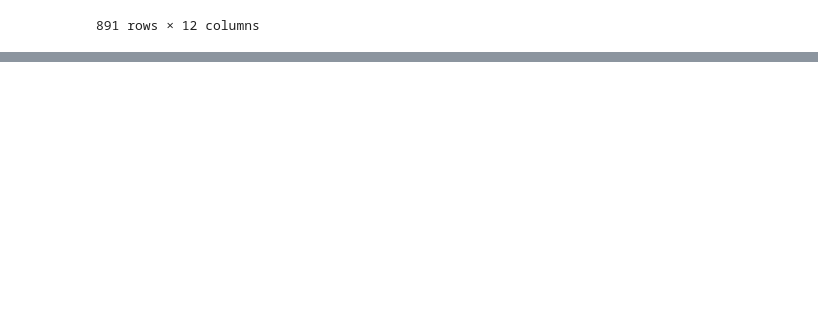
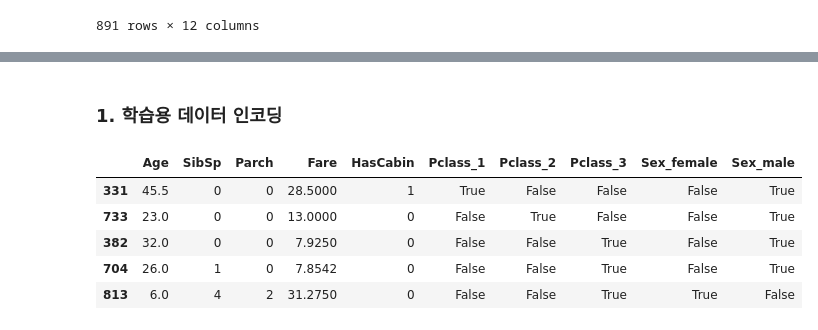
Before and after one commit to deepnhkim/ajou_mlops_hw02, a Jupyter notebook: src/hw02_main.ipynb, the cells around one changed output, grey strips where cells are left out. Saved outputs shown, nothing was run; the diff lists cells and outputs as text; code cells hidden in the pictures; blank space fills up the shorter version.

```diff
--- a/src/hw02_main.ipynb
+++ b/src/hw02_main.ipynb
@@ -29,0 +63,4 @@ display(df)
+# %%
+# Cabin은 정보가 있는 것과 없는 것으로 구분
+df_na['HasCabin'] = df_na['Cabin'].notnull().astype(int) # Null이 아닌 것(True)을 정수형(1)로 변경
+df_na = df_na.drop(columns='Cabin')
@@ -29,0 +73,3 @@ display(df)
+# %%
+# 생존과 관계없다고 여겨지는 컬럼 제거: Embark, Name, Ticket,
+df_na.drop(columns=['Embarked', 'Name', 'Ticket', 'PassengerId'], inplace=True)
@@ -29,0 +99,12 @@ display(df)
+# %%
+## 데이터 분리
+# X, y 분리
+target = 'Survived'
+X = df_na.drop(columns=target)
+y = df_na[target]
+
+from sklearn.model_selection import train_test_split
+
+X_train, X_test, y_train, y_test = train_test_split(X, y, test_size=0.2, random_state=42)
+
+print(X_train.shape, y_train.shape, X_test.shape, y_test.shape)
@@ -29,0 +133,16 @@ display(df)
+# %%
+# 범주형(Pclass, Sex) one-hot Encoding
+cols = ['Pclass', 'Sex']
+# %% [markdown]
+### 1. 학습용 데이터 인코딩
+# %%
+X_train_enc = X_train.copy()
+X_train_enc = pd.get_dummies(data=X_train_enc, columns=cols)
+X_train_enc.head()
+# %% [output]
+|  | Age | SibSp | Parch | Fare | HasCabin | Pclass_1 | Pclass_2 | Pclass_3 | Sex_female | Sex_male |
+| 331 | 45.5 | 0 | 0 | 28.5000 | 1 | True | False | False | False | True |
+| 733 | 23.0 | 0 | 0 | 13.0000 | 0 | False | True | False | False | True |
+| 382 | 32.0 | 0 | 0 | 7.9250 | 0 | False | False | True | False | True |
+| 704 | 26.0 | 1 | 0 | 7.8542 | 0 | False | False | True | False | True |
+| 813 | 6.0 | 4 | 2 | 31.2750 | 0 | False | False | True | True | False |
```
Also changed, not shown: parts of 23 cells of this notebook.
